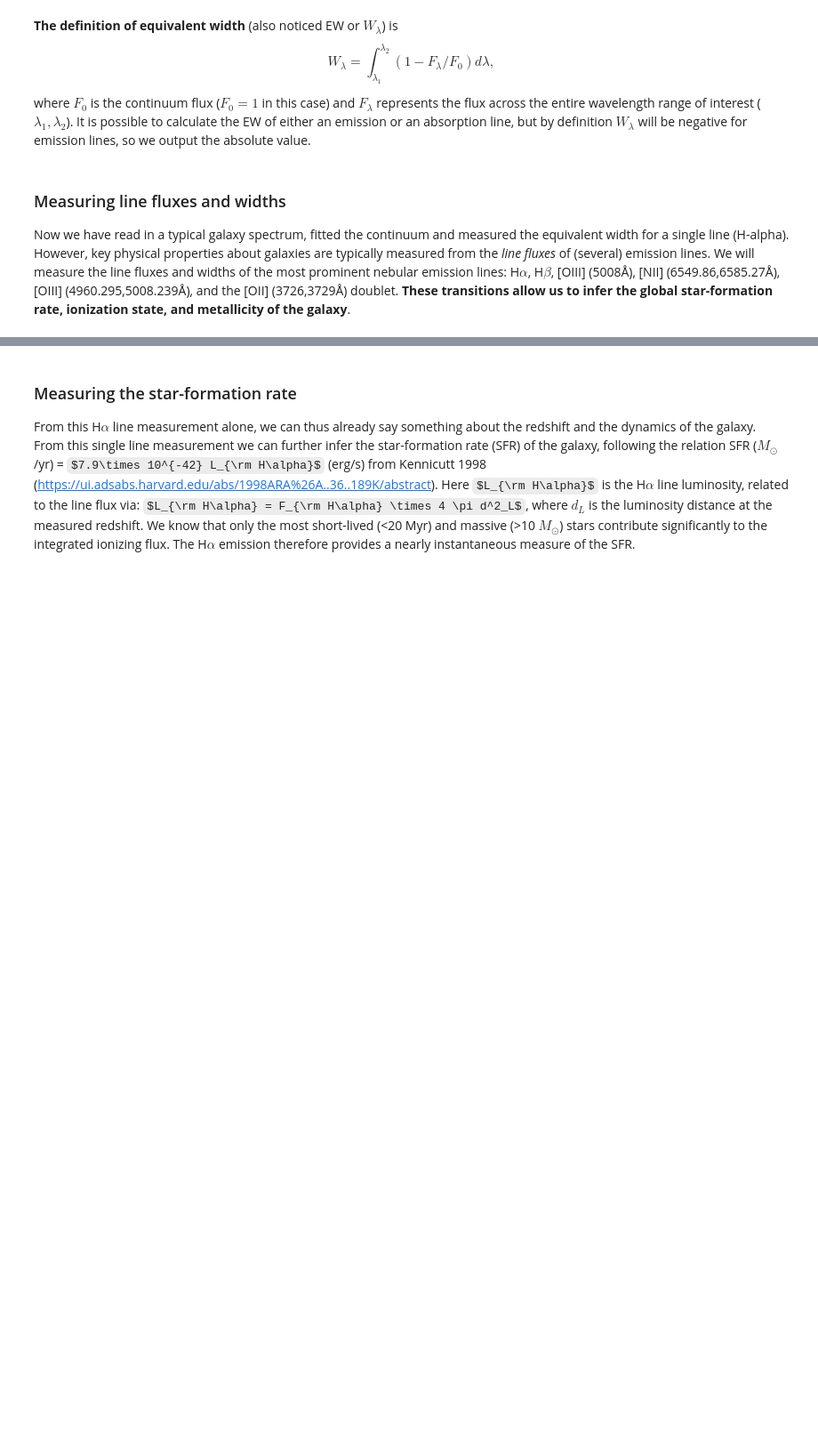
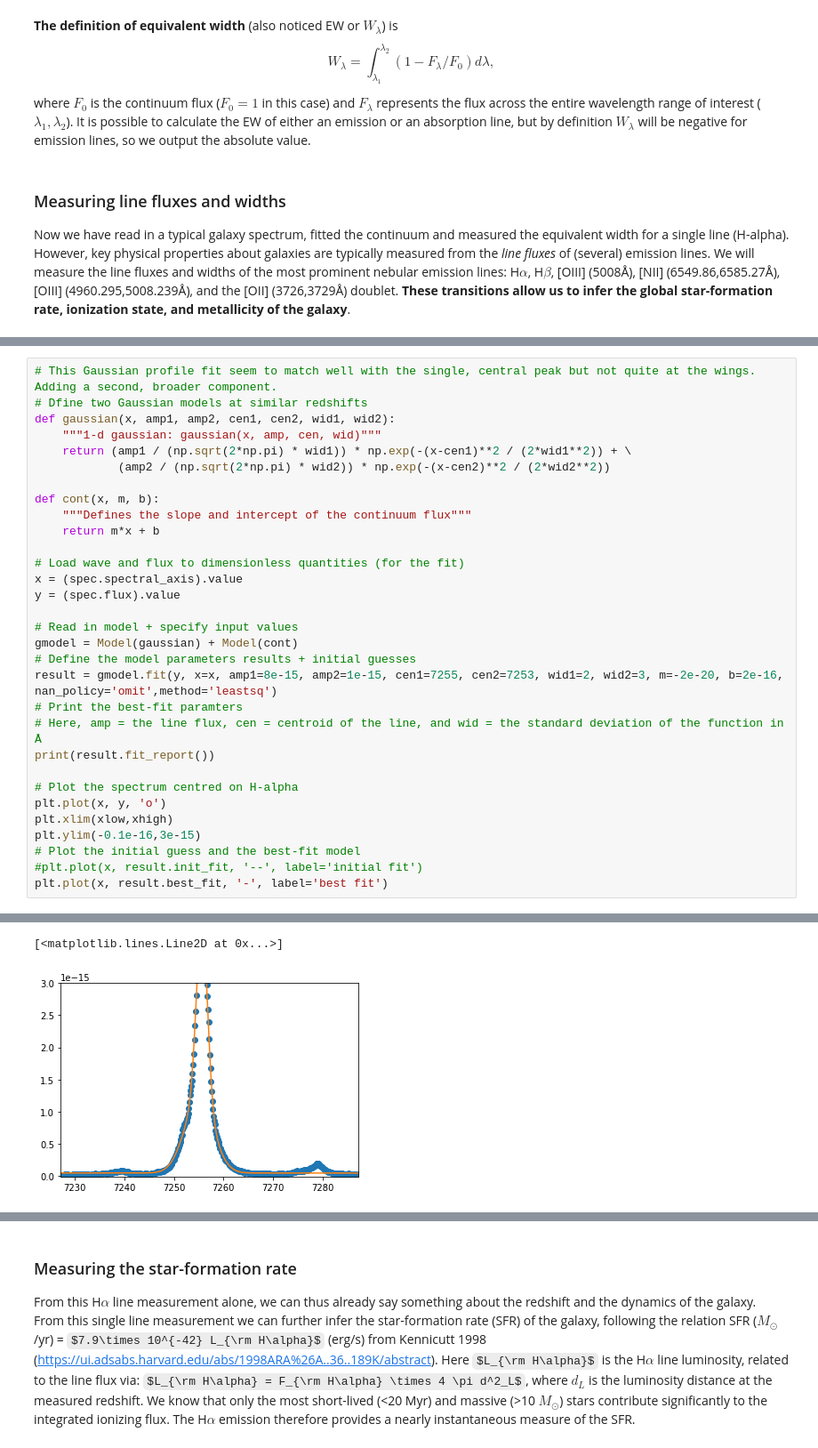
Before and after one commit to keheintz/SpecAnalysis, a Jupyter notebook: DWS20222_specutils.ipynb, the cells around one changed output, grey strips where cells are left out. Shown at 89% size. Drawn from its saved outputs; the diff is of its cells as text; some formulas as TeX source; blank space fills up the shorter version.

```diff
--- a/DWS20222_specutils.ipynb
+++ b/DWS20222_specutils.ipynb
@@ -163,0 +236,32 @@ plt.plot(x, result.best_fit, '-', label='best fit')
+# %%
+# This Gaussian profile fit seem to match well with the single, central peak but not quite at the wings. Adding a second, broader component.
+# Dfine two Gaussian models at similar redshifts
+def gaussian(x, amp1, amp2, cen1, cen2, wid1, wid2):
+    """1-d gaussian: gaussian(x, amp, cen, wid)"""
+    return (amp1 / (np.sqrt(2*np.pi) * wid1)) * np.exp(-(x-cen1)**2 / (2*wid1**2)) + \
+            (amp2 / (np.sqrt(2*np.pi) * wid2)) * np.exp(-(x-cen2)**2 / (2*wid2**2))
+
+def cont(x, m, b):
+    """Defines the slope and intercept of the continuum flux"""
+    return m*x + b
+
+# Load wave and flux to dimensionless quantities (for the fit)
+x = (spec.spectral_axis).value
+y = (spec.flux).value
+
+# Read in model + specify input values
+gmodel = Model(gaussian) + Model(cont)
+# Define the model parameters results + initial guesses
+result = gmodel.fit(y, x=x, amp1=8e-15, amp2=1e-15, cen1=7255, cen2=7253, wid1=2, wid2=3, m=-2e-20, b=2e-16, nan_policy='omit',method='leastsq')
+# Print the best-fit paramters
+# Here, amp = the line flux, cen = centroid of the line, and wid = the standard deviation of the function in Å
+print(result.fit_report())
+
+# Plot the spectrum centred on H-alpha
+plt.plot(x, y, 'o')
+plt.xlim(xlow,xhigh)
+plt.ylim(-0.1e-16,3e-15)
+# Plot the initial guess and the best-fit model
+#plt.plot(x, result.init_fit, '--', label='initial fit')
+plt.plot(x, result.best_fit, '-', label='best fit')
+# %% [output]
@@ -164,3 +285,5 @@ plt.plot(x, result.best_fit, '-', label='best fit')
+[<matplotlib.lines.Line2D at 0x...>]
+[figure, added]
 # %%
 # Now we can extract the best-fit parameters into the physical quantities we are interested in
 ha_lflux = result.params['amp'].value
```
Also changed, not shown: parts of 14 cells of this notebook.
